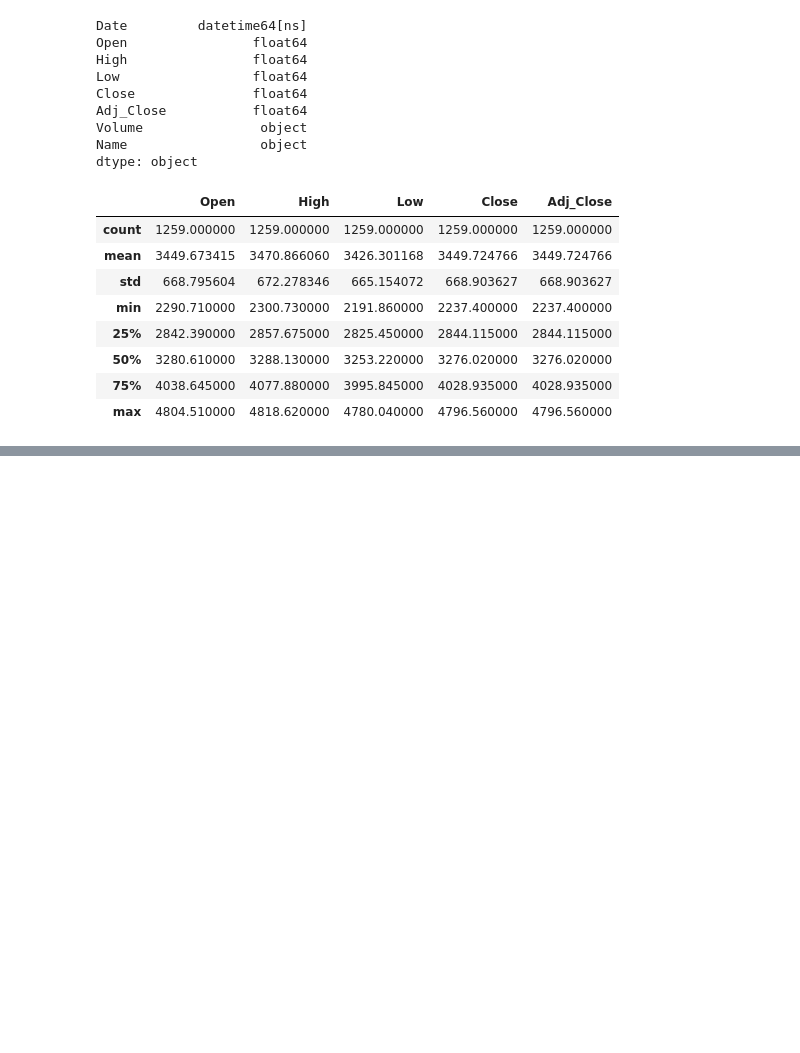
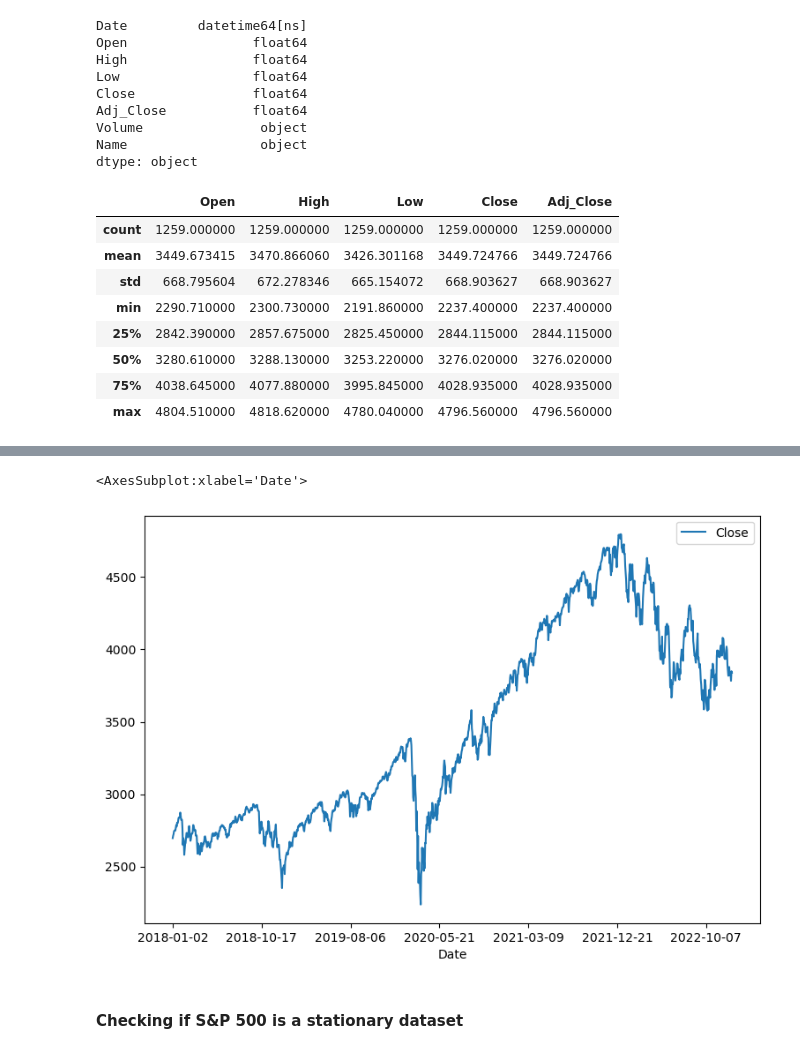
Before and after one commit to fareenamughal/Group-6-Crypto, a Jupyter notebook: Code/Stock-analysis.ipynb, the cells around one changed output, grey strips where cells are left out. Cells and saved outputs as stored; diff of their text form; code cells hidden in the pictures; blank space fills up the shorter version.

```diff
--- a/Code/Stock-analysis.ipynb
+++ b/Code/Stock-analysis.ipynb
@@ -334,0 +344,4 @@ leg = ax.legend()
+# %%
+#read the cleaned S&P 500 data
+sp500cleaned_df = pd.read_csv("..\Data\sp500_data-cleaned.csv")
+sp500cleaned_df
@@ -334,0 +380,9 @@ leg = ax.legend()
+# %%
+#plot the data to see it, sorted by date
+sp500cleaned_df.sort_values(by = "Date", inplace = True)
+sp500cleaned_df.plot(x="Date", y = "Close", figsize = (9,6))
+# %% [output]
+<AxesSubplot:xlabel='Date'>
+[figure, added]
+# %% [markdown]
+#### Checking if S&P 500 is a stationary dataset
```
Also changed, not shown: parts of 65 cells of this notebook.
